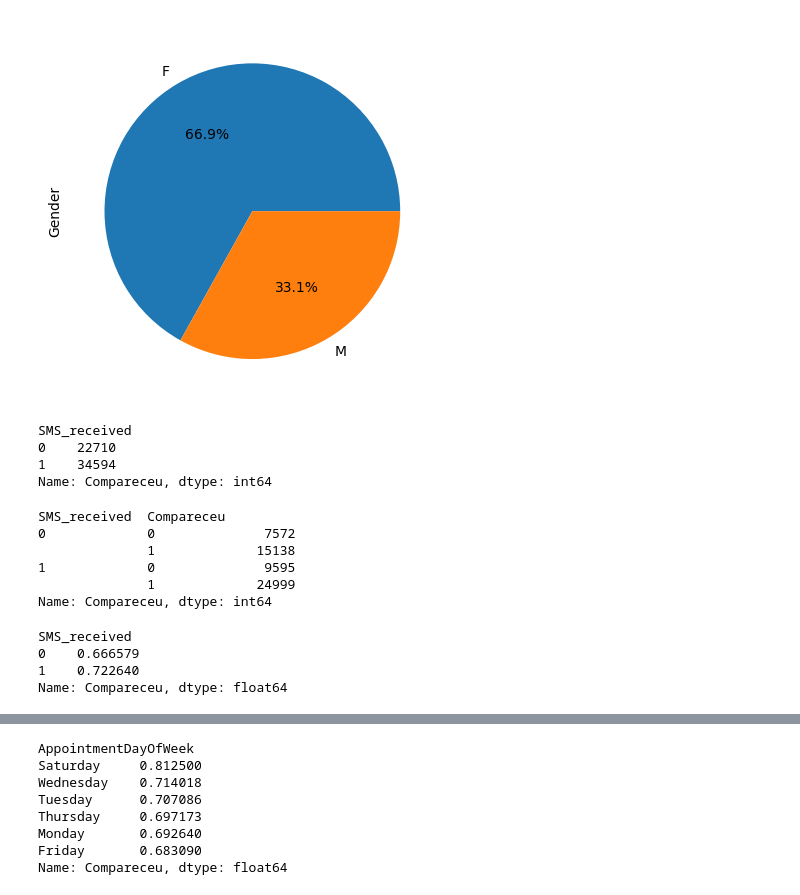
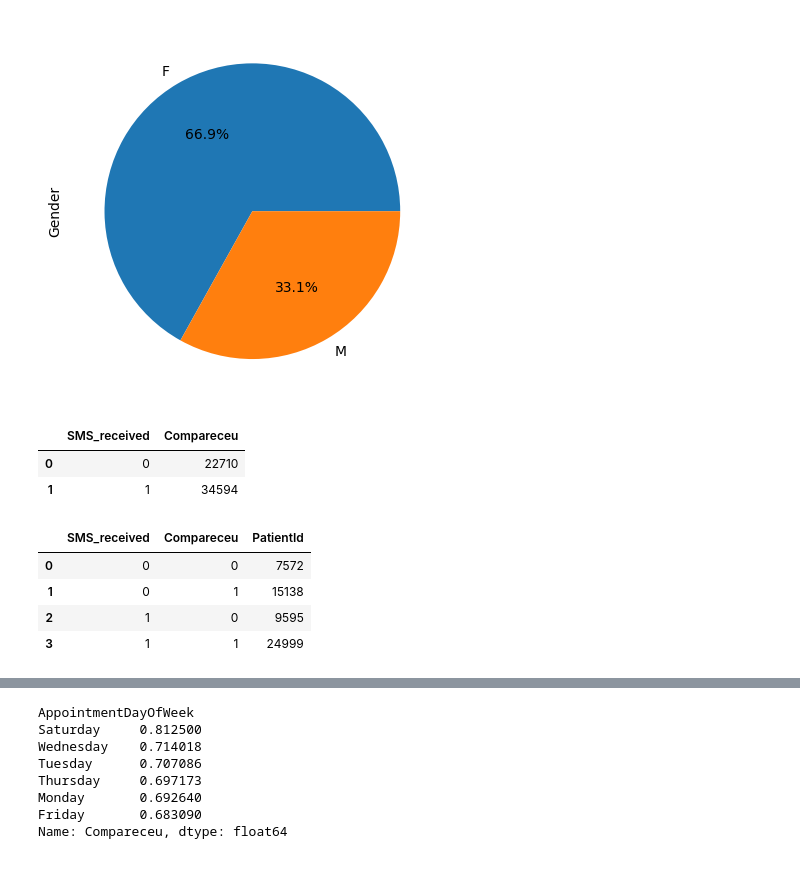
Before and after one commit to ViniciusPeixoto/data4all_EDA, a Jupyter notebook: parte_mateus.ipynb, the cells around one changed output, grey strips where cells are left out. Drawn from its saved outputs; the diff is of its cells as text; code cells hidden in the pictures.

```diff
--- a/parte_mateus.ipynb
+++ b/parte_mateus.ipynb
@@ -355,25 +355,16 @@ plt.show()
 # %% [output]
 [figure]
 # %%
-df_3plus.groupby('SMS_received')['Compareceu'].count()
+df_3plus.groupby('SMS_received')['Compareceu'].count().reset_index()
 # %% [output]
-SMS_received
-0    22710
-1    34594
-Name: Compareceu, dtype: int64
+|  | SMS_received | Compareceu |
+| 0 | 0 | 22710 |
+| 1 | 1 | 34594 |
 # %%
-df_3plus.groupby(['SMS_received','Compareceu'])['Compareceu'].count()
+df_3plus.groupby(['SMS_received','Compareceu'])['PatientId'].count().reset_index()
 # %% [output]
-SMS_received  Compareceu
-0             0              7572
-              1             15138
-1             0              9595
-              1             24999
-Name: Compareceu, dtype: int64
+|  | SMS_received | Compareceu | PatientId |
+| 0 | 0 | 0 | 7572 |
+| 1 | 0 | 1 | 15138 |
+| 2 | 1 | 0 | 9595 |
+| 3 | 1 | 1 | 24999 |
-# %%
-df_3plus.groupby('SMS_received')['Compareceu'].mean()
-# %% [output]
-SMS_received
-0    0.666579
-1    0.722640
-Name: Compareceu, dtype: float64
```
Also changed, not shown: parts of 15 cells of this notebook.
